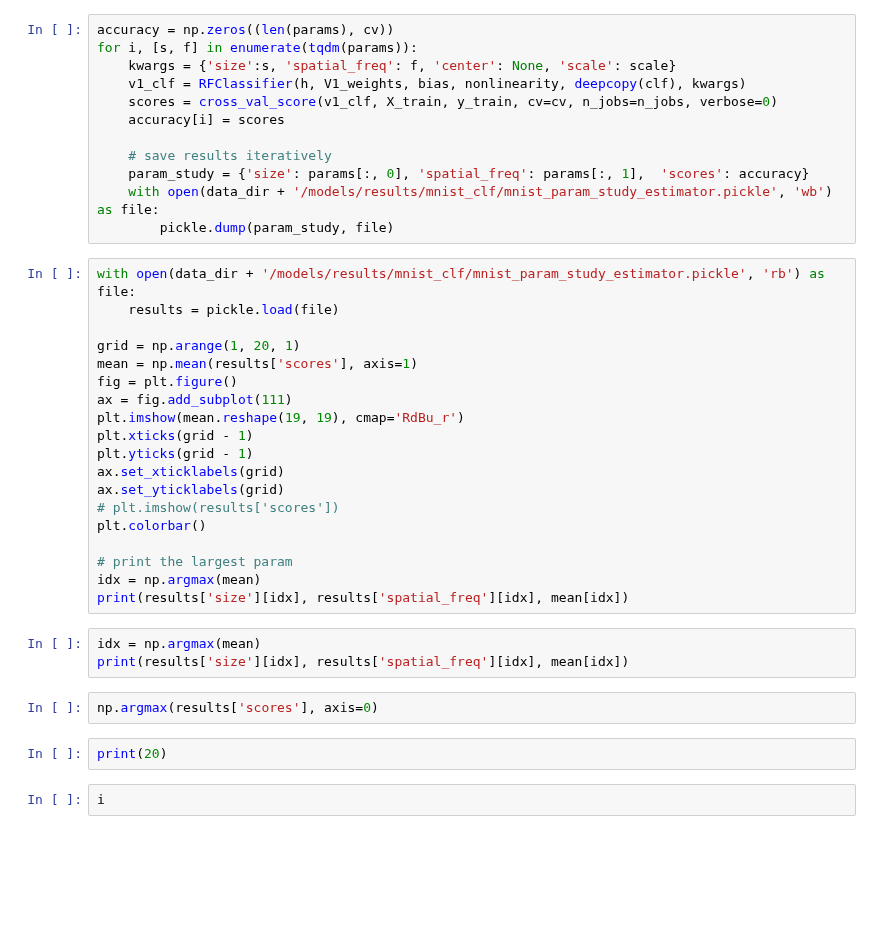
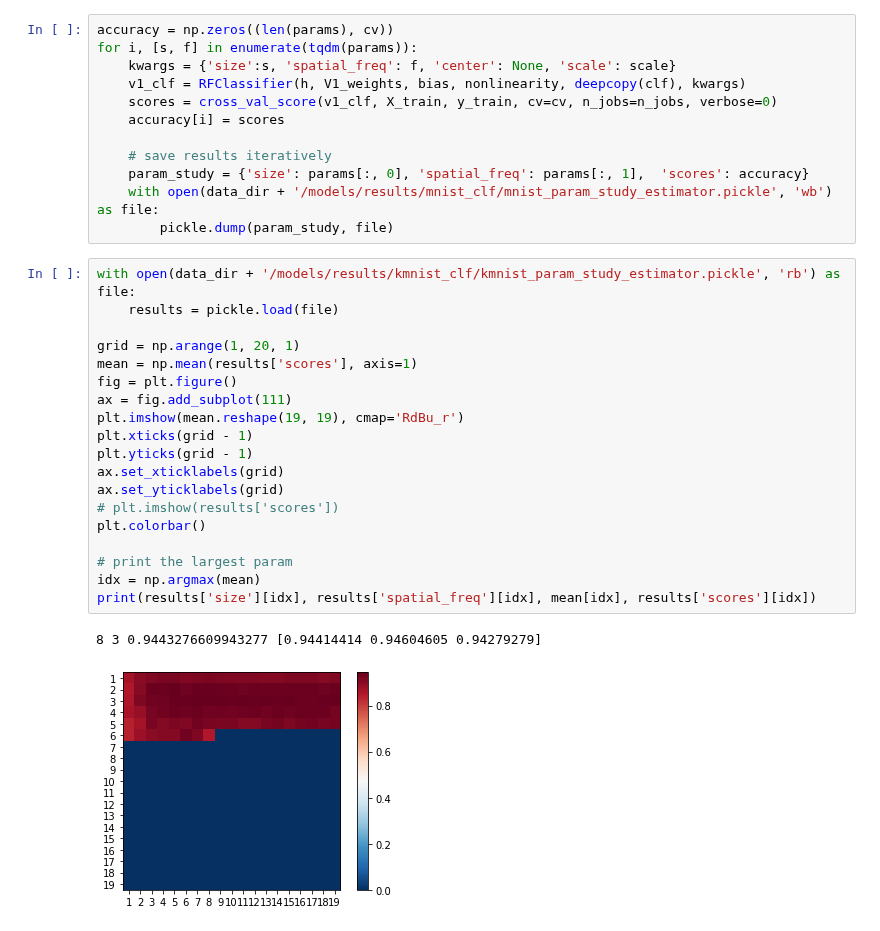
Before and after one commit to BruntonUWBio/structured-random-features, a Jupyter notebook: notebooks/exploratory/11.0-bp-hyperparams-estimator-mnist.ipynb, the cells around one changed output. Saved outputs shown, nothing was run; the diff lists cells and outputs as text; blank space fills up the shorter version.

```diff
--- a/notebooks/exploratory/11.0-bp-hyperparams-estimator-mnist.ipynb
+++ b/notebooks/exploratory/11.0-bp-hyperparams-estimator-mnist.ipynb
@@ -51,30 +51,24 @@ for i, [s, f] in enumerate(tqdm(params)):
     with open(data_dir + '/models/results/mnist_clf/mnist_param_study_estimator.pickle', 'wb') as file:
         pickle.dump(param_study, file)
 # %%
-with open(data_dir + '/models/results/mnist_clf/mnist_param_study_estimator.pickle', 'rb') as file:
+with open(data_dir + '/models/results/kmnist_clf/kmnist_param_study_estimator.pickle', 'rb') as file:
     results = pickle.load(file)
 
 grid = np.arange(1, 20, 1)
 mean = np.mean(results['scores'], axis=1)
 fig = plt.figure()
 ax = fig.add_subplot(111)
 plt.imshow(mean.reshape(19, 19), cmap='RdBu_r')
 plt.xticks(grid - 1)
 plt.yticks(grid - 1)
 ax.set_xticklabels(grid)
 ax.set_yticklabels(grid)
 # plt.imshow(results['scores'])
 plt.colorbar()
 
 # print the largest param
 idx = np.argmax(mean)
-print(results['size'][idx], results['spatial_freq'][idx], mean[idx])
+print(results['size'][idx], results['spatial_freq'][idx], mean[idx], results['scores'][idx])
+# %% [output]
+8 3 0.9443276609943277 [0.94414414 0.94604605 0.94279279]
+[figure, added]
-# %%
-idx = np.argmax(mean)
-print(results['size'][idx], results['spatial_freq'][idx], mean[idx])
-# %%
-np.argmax(results['scores'], axis=0)
-# %%
-print(20)
-# %%
-i
```
Also changed, not shown: 9 other files.
